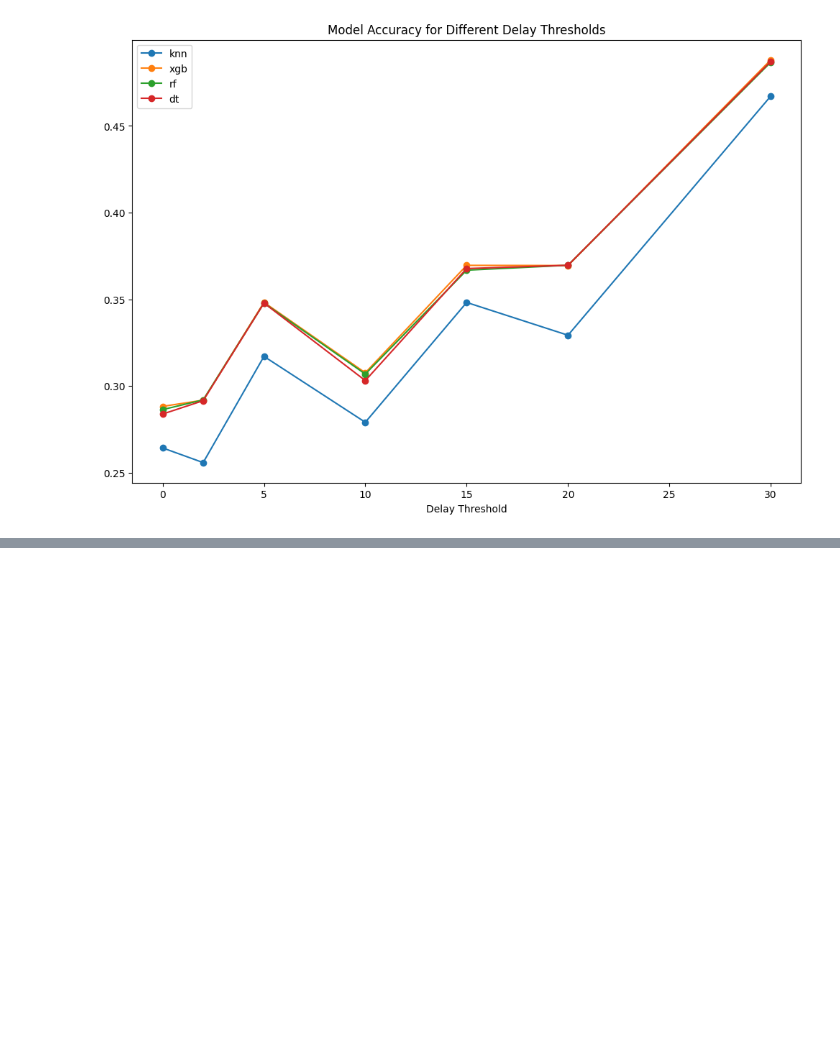
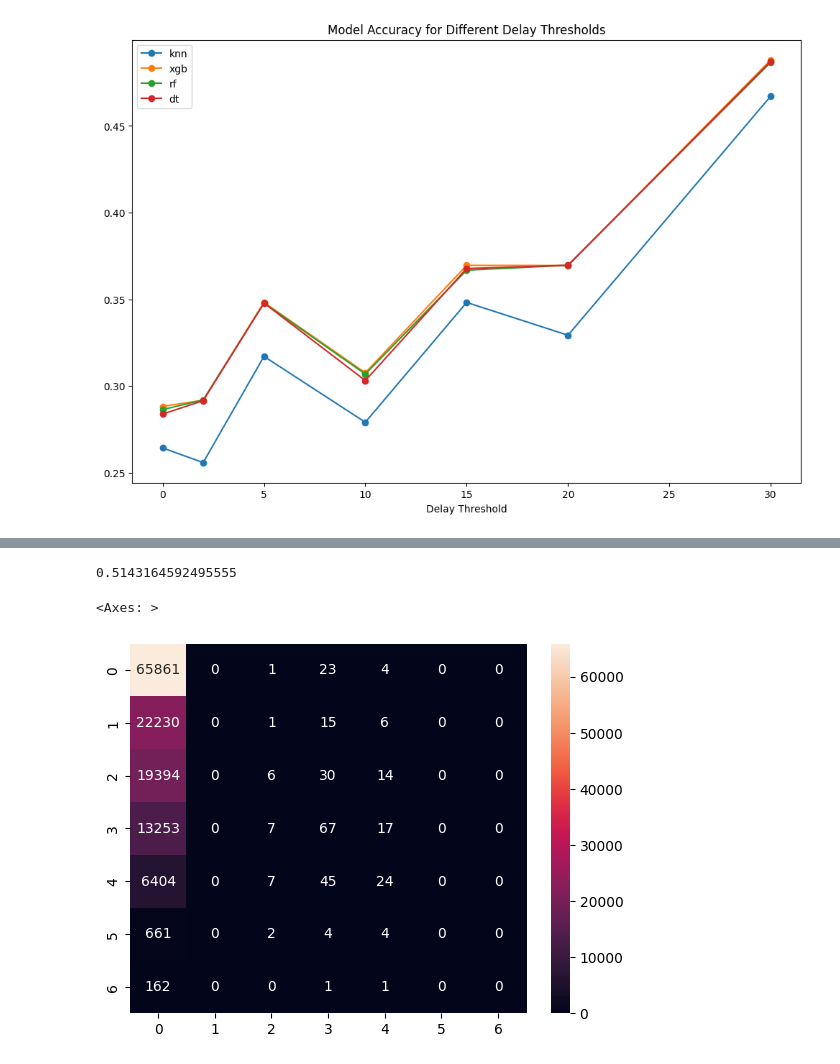
Before and after one commit to kyllan16693/flight-delay-prediction, a Jupyter notebook: multi-classification.ipynb, the cells around one changed output, grey strips where cells are left out. Drawn from its saved outputs; the diff is of its cells as text; code cells hidden in the pictures; blank space fills up the shorter version.

```diff
--- a/multi-classification.ipynb
+++ b/multi-classification.ipynb
@@ -998,0 +1220,19 @@ ax.legend()
+# %%
+#random forest model
+#"max_depth": 10,
+#            "min_samples_split": 2,
+#            "n_estimators": 1000
+
+rf = RandomForestClassifier(max_depth=10, min_samples_split=2, n_estimators=1000)
+rf.fit(X_train, y_train)
+
+y_pred = rf.predict(X_test)
+
+print(accuracy_score(y_test, y_pred))
+
+cm = confusion_matrix(y_test, y_pred)
+sns.heatmap(cm, annot=True, fmt='d')
+# %% [output]
+0.5143164592495555
+<Axes: >
+[figure, added]
```
Also changed, not shown: parts of 20 cells of this notebook.
